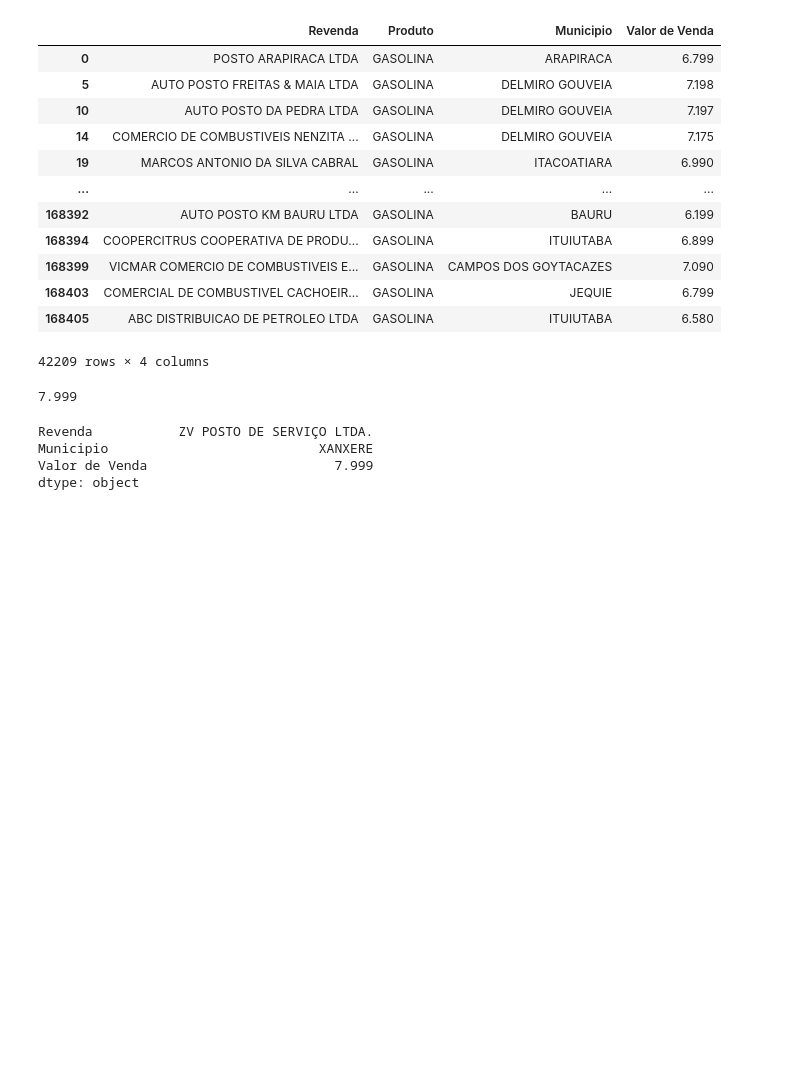
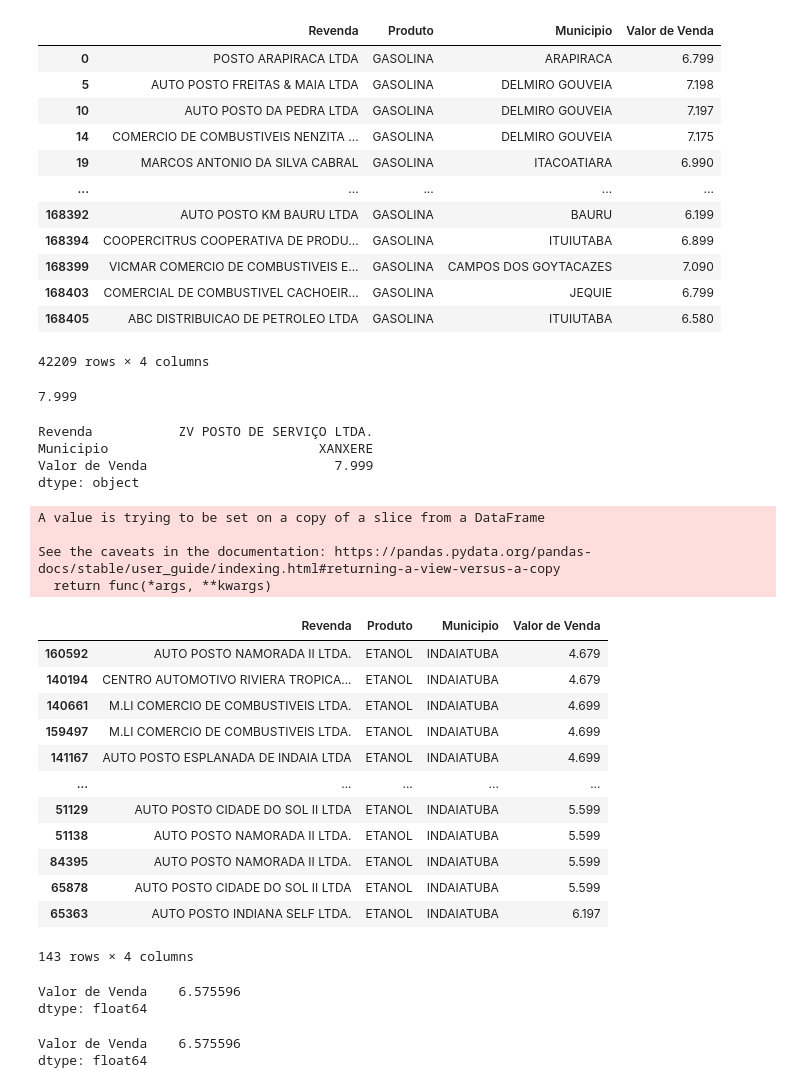
Before and after one commit to Alanisssss/-Curso-de-extens-o---Python-Pandas-2023-1-P, a Jupyter notebook: Primeiro_exemplo_em_pandas.ipynb, the cells around one changed output. Drawn from its saved outputs; the diff is of its cells as text; code cells hidden in the pictures; blank space fills up the shorter version.

```diff
--- a/Primeiro_exemplo_em_pandas.ipynb
+++ b/Primeiro_exemplo_em_pandas.ipynb
@@ -221,3 +222,48 @@ Revenda           ZV POSTO DE SERVIÇO LTDA.
 Municipio                           XANXERE
 Valor de Venda                        7.999
 dtype: object
+# %%
+# dataframe.loc[] com múltiplas condições para filtragem
+#Quais são os preços,postos de ETANOL na minha cidade (indaiatuba)
+#ordenado do menor preço para o maior (.sort_values())
+etanol_indaiatuba_sp = ca_df.loc[(ca_df['Produto'] == 'ETANOL') & (ca_df['Municipio'] == 'INDAIATUBA')]
+etanol_indaiatuba_sp.sort_values(by='Valor de Venda', inplace=True)
+display(etanol_indaiatuba_sp)
+# %% [output]
+A value is trying to be set on a copy of a slice from a DataFrame
+
+See the caveats in the documentation: https://pandas.pydata.org/pandas-docs/stable/user_guide/indexing.html#returning-a-view-versus-a-copy
+  return func(*args, **kwargs)
+|  | Revenda | Produto | Municipio | Valor de Venda |
+| 160592 | AUTO POSTO NAMORADA II LTDA. | ETANOL | INDAIATUBA | 4.679 |
+| 140194 | CENTRO AUTOMOTIVO RIVIERA TROPICA... | ETANOL | INDAIATUBA | 4.679 |
+| 140661 | M.LI COMERCIO DE COMBUSTIVEIS LTDA. | ETANOL | INDAIATUBA | 4.699 |
+| 159497 | M.LI COMERCIO DE COMBUSTIVEIS LTDA. | ETANOL | INDAIATUBA | 4.699 |
+| 141167 | AUTO POSTO ESPLANADA DE INDAIA LTDA | ETANOL | INDAIATUBA | 4.699 |
+| ... | ... | ... | ... | ... |
+| 51129 | AUTO POSTO CIDADE DO SOL II LTDA | ETANOL | INDAIATUBA | 5.599 |
+| 51138 | AUTO POSTO NAMORADA II LTDA. | ETANOL | INDAIATUBA | 5.599 |
+| 84395 | AUTO POSTO NAMORADA II LTDA. | ETANOL | INDAIATUBA | 5.599 |
+| 65878 | AUTO POSTO CIDADE DO SOL II LTDA | ETANOL | INDAIATUBA | 5.599 |
+| 65363 | AUTO POSTO INDIANA SELF LTDA. | ETANOL | INDAIATUBA | 6.197 |
+143 rows × 4 columns
+# %%
+#Qual a média de preços dos combustiveis GASOLINA E GASOLINA ADITIVADA DO Bairro MOOCA em SAO PAULO
+#primeira parte do .loc é coluna e outra é linha
+#comando de média: .mean()
+display(combustiveis_df.loc[(combustiveis_df['Bairro'] == 'MOOCA') & (combustiveis_df['Municipio'] == 'SAO PAULO') & ((combustiveis_df['Produto'] == 'GASOLINA') | (combustiveis_df['Produto'] == 'GASOLINA ADITIVADA')), ['Valor de Venda']].mean())
+# %% [output]
+Valor de Venda    6.575596
+dtype: float64
+# %%
+#Qual a média de preços dos combustiveis GASOLINA E GASOLINA ADITIVADA DO Bairro MOOCA em SAO PAULO
+#primeira parte do .loc é coluna e outra é linha
+#comando de média: .mean()
+#AO INVES DE USAR O OR | DÁ PARA USAR O .isin()
+display(combustiveis_df.loc[(combustiveis_df['Bairro'] == 'MOOCA') &
+                            (combustiveis_df['Municipio'] == 'SAO PAULO') &
+                            (combustiveis_df['Produto'].isin(['GASOLINA','GASOLINA ADITIVADA'])),
+                              ['Valor de Venda']].mean())
+# %% [output]
+Valor de Venda    6.575596
+dtype: float64
```
Also changed, not shown: parts of 5 cells of this notebook.
